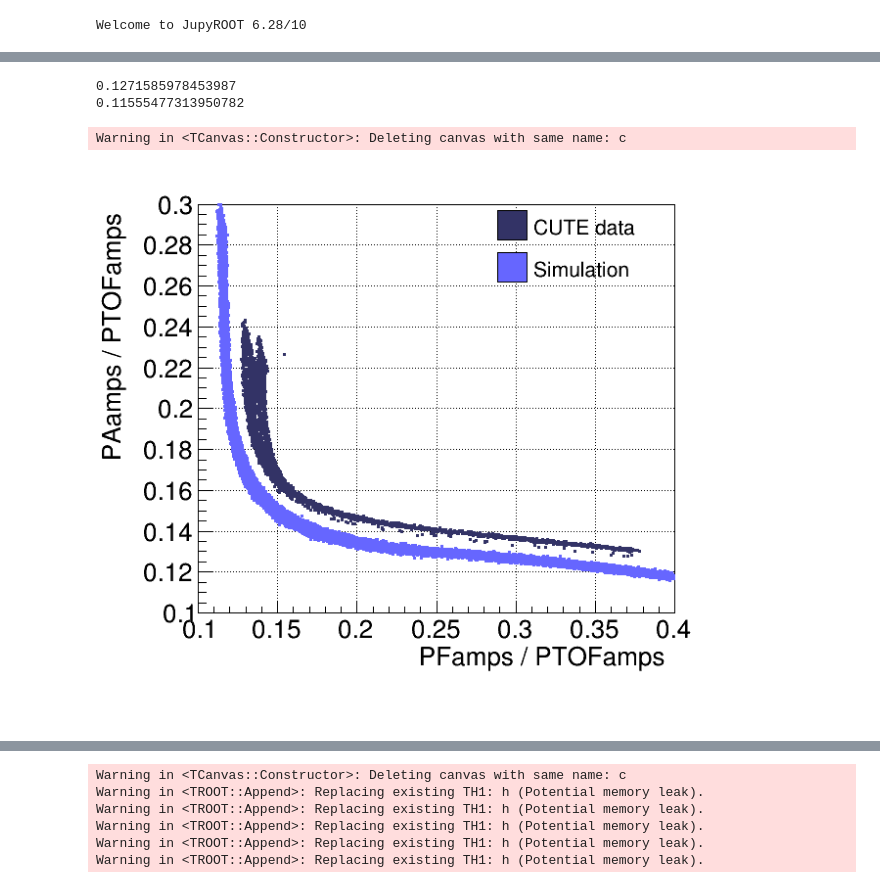
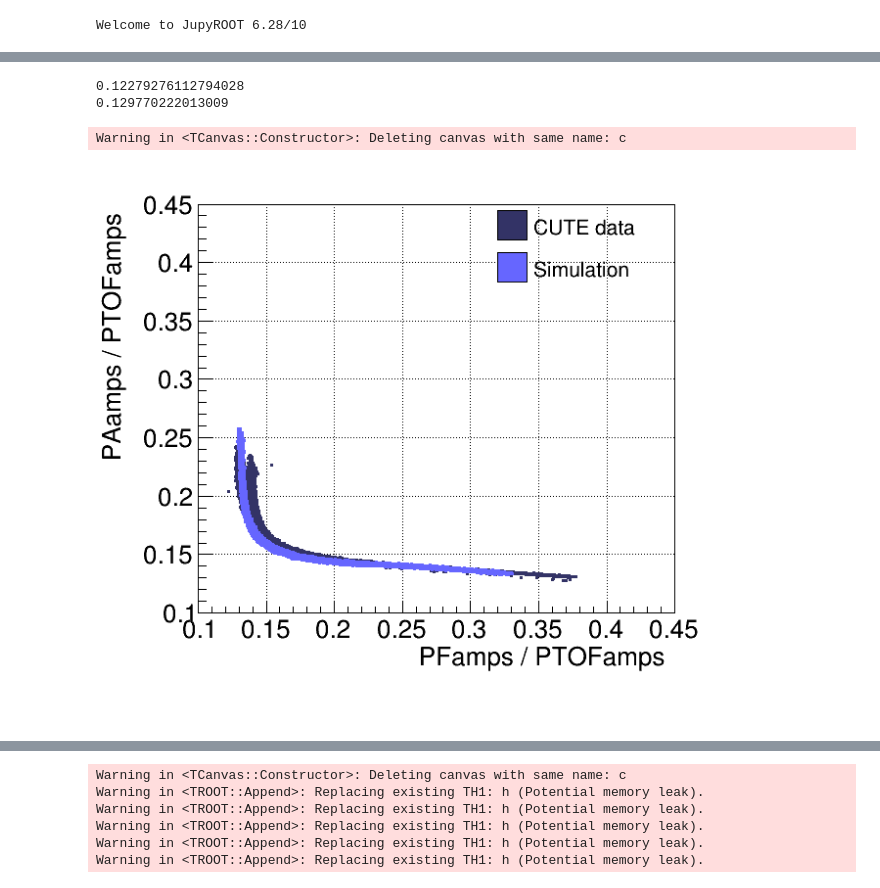
Before and after one commit to perry5334/CDMS, a Jupyter notebook: notebooks/BGM/cRadial_eff.ipynb, the cells around one changed output, grey strips where cells are left out. Saved outputs shown, nothing was run; the diff lists cells and outputs as text; code cells hidden in the pictures.

```diff
--- a/notebooks/BGM/cRadial_eff.ipynb
+++ b/notebooks/BGM/cRadial_eff.ipynb
@@ -137,24 +137,11 @@ RQs["sim"]['lin_PTOFamps'] = lin_class.linearize(RQs["sim"]['PTOFamps'])
 RQs["sim"]['calib_PTOFamps'] = RQs["sim"]['lin_PTOFamps'] * lin2keVee["sim"]
 # %%
 ## Calculate radial parameter from channel amplitudes
-for datatype in ['data']:
+for datatype in ['data', 'sim']:
     rel_calibs = read_relcal.get_rel_calib(relcal_path[datatype])
     Fsum = RQs[datatype]['PFS1OFamps']*rel_calibs[det[datatype]]['PFS1'] + RQs[datatype]['PFS2OFamps']*rel_calibs[det[datatype]]['PFS2']
     Asum = RQs[datatype]['PAS1OFamps']*rel_calibs[det[datatype]]['PAS1'] + RQs[datatype]['PAS2OFamps']*rel_calibs[det[datatype]]['PAS2']
     RQs[datatype]['RadialPar'] = (Fsum - Asum) / RQs[datatype]['PTOFamps']
-# %%
-for datatype in ['sim']:
-    PTOFamps = RQs[datatype]['PTOFamps']
-    delta = 0.025 * PTOFamps
-    rel_calibs = read_relcal.get_rel_calib(relcal_path[datatype])
-    PFS1OFamps = delta + RQs[datatype]['PFS1OFamps']*rel_calibs[1]['PFS1'] * (PTOFamps - 12 * delta) / PTOFamps
-    PFS2OFamps = delta + RQs[datatype]['PFS2OFamps']*rel_calibs[1]['PFS2'] * (PTOFamps - 12 * delta) / PTOFamps
-    PAS1OFamps = delta + RQs[datatype]['PAS1OFamps']*rel_calibs[1]['PAS1'] * (PTOFamps - 12 * delta) / PTOFamps
-    PAS2OFamps = delta + RQs[datatype]['PAS2OFamps']*rel_calibs[1]['PAS2'] * (PTOFamps - 12 * delta) / PTOFamps
-    Fsum = PFS1OFamps + PFS2OFamps
-    Asum = PAS1OFamps + PAS2OFamps
-
-    RQs[datatype]['RadialPar'] = (Fsum - Asum) / RQs[datatype]['PTOFamps']
 # %%
 ## Set of cuts for selecting events in different regions of the Ge-71 spectrum. Bounds often set by the +/-3 sigma edges of the peaks. Fit results taken from here:
 # https://confluence.slac.stanford.edu/spaces/CDMS/pages/601696559/Comparing+Ge+activation+rates+in+data+and+simulation
@@ -355,5 +353,5 @@ Warning in <TCanvas::Constructor>: Deleting canvas with same name: c
 # %%
-scatter_sim = ROOplot(700, 600, _xlabel="PFamps / PTOFamps", _ylabel="PAamps / PTOFamps", _xlim=True, _xlow=0.1, _xhigh=0.4, _ylim=True, _ylow=0.1, _yhigh=0.3)
+scatter_sim = ROOplot(700, 600, _xlabel="PFamps / PTOFamps", _ylabel="PAamps / PTOFamps", _xlim=True, _xlow=0.1, _xhigh=0.45, _ylim=True, _ylow=0.1, _yhigh=0.45)
 
 cut = RQs['data']['Kshell_cut']
 rel_calibs = read_relcal.get_rel_calib(relcal_path['data'])
@@ -362,43 +360,43 @@ Fsum = (RQs['data']['PFS1OFamps']*rel_calibs[1]['PFS1'] + RQs['data']['PFS2OFamp
 Asum = (RQs['data']['PAS1OFamps']*rel_calibs[1]['PAS1'] + RQs['data']['PAS2OFamps']*rel_calibs[1]['PAS2'])
 PTOFamps = RQs['data']['PTOFamps']
 
-print(min((Asum / PTOFamps)[cut]))
+print(min((Fsum / PTOFamps)[cut]))
 
 scatter_sim.createScatter((Fsum / PTOFamps)[cut], (Asum / PTOFamps)[cut], color = ROOT.kBlue-1, size = 0.4, label = "CUTE data")
 
 cut = RQs['sim']['Kshell_cut']
 rel_calibs = read_relcal.get_rel_calib(relcal_path['sim'])
 RadialPar = RQs['sim']['RadialPar']
 PTOFamps = RQs['sim']['PTOFamps']
-delta = 0.025 * PTOFamps
+delta = 0.04375 * PTOFamps
 PFS1OFamps = delta + RQs['sim']['PFS1OFamps']*rel_calibs[1]['PFS1'] * (PTOFamps - 12 * delta) / PTOFamps
 PFS2OFamps = delta + RQs['sim']['PFS2OFamps']*rel_calibs[1]['PFS2'] * (PTOFamps - 12 * delta) / PTOFamps
 PAS1OFamps = delta + RQs['sim']['PAS1OFamps']*rel_calibs[1]['PAS1'] * (PTOFamps - 12 * delta) / PTOFamps
 PAS2OFamps = delta + RQs['sim']['PAS2OFamps']*rel_calibs[1]['PAS2'] * (PTOFamps - 12 * delta) / PTOFamps
 Fsum = PFS1OFamps + PFS2OFamps
 Asum = PAS1OFamps + PAS2OFamps
 
-print(min((Asum / PTOFamps)[cut]))
+print(min((Fsum / PTOFamps)[cut]))
 
 scatter_sim.createScatter((Fsum / PTOFamps)[cut], (Asum / PTOFamps)[cut], color = ROOT.kBlue-7, size = 0.4, label = "Simulation")
 
 scatter_sim.draw("AP", "P ", grid=True)
 
 graphs = scatter_sim.getGraphs()
 
 legend = ROOT.TLegend(0.58, 0.78, 0.83, 0.93)
 legend.SetBorderSize(0)
 legend.SetFillStyle(0)
 legend.SetTextSize(0.04)
 for g, label in graphs:
     legend.AddEntry(g, label, "f")
 
 legend.Draw()
 # %% [output]
-0.1271585978453987
-0.11555477313950782
+0.12279276112794028
+0.129770222013009
 Warning in <TCanvas::Constructor>: Deleting canvas with same name: c
-[figure, old version]
+[figure, new version]
 # %%
 bins_start, bins_end, nbins = -0.6, 0.6, 100
 binwidth = np.round((bins_end - bins_start) / nbins, 3)
```
Also changed, not shown: parts of 4 cells of this notebook, 2 other files.
